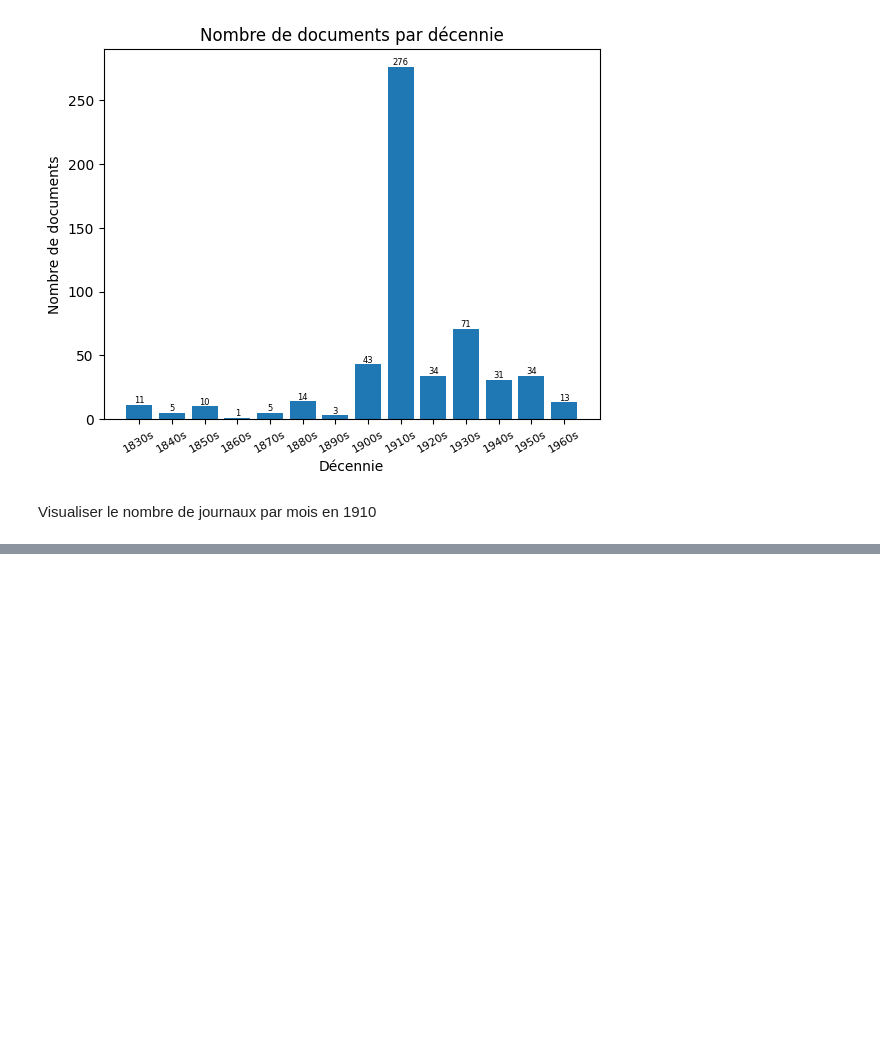
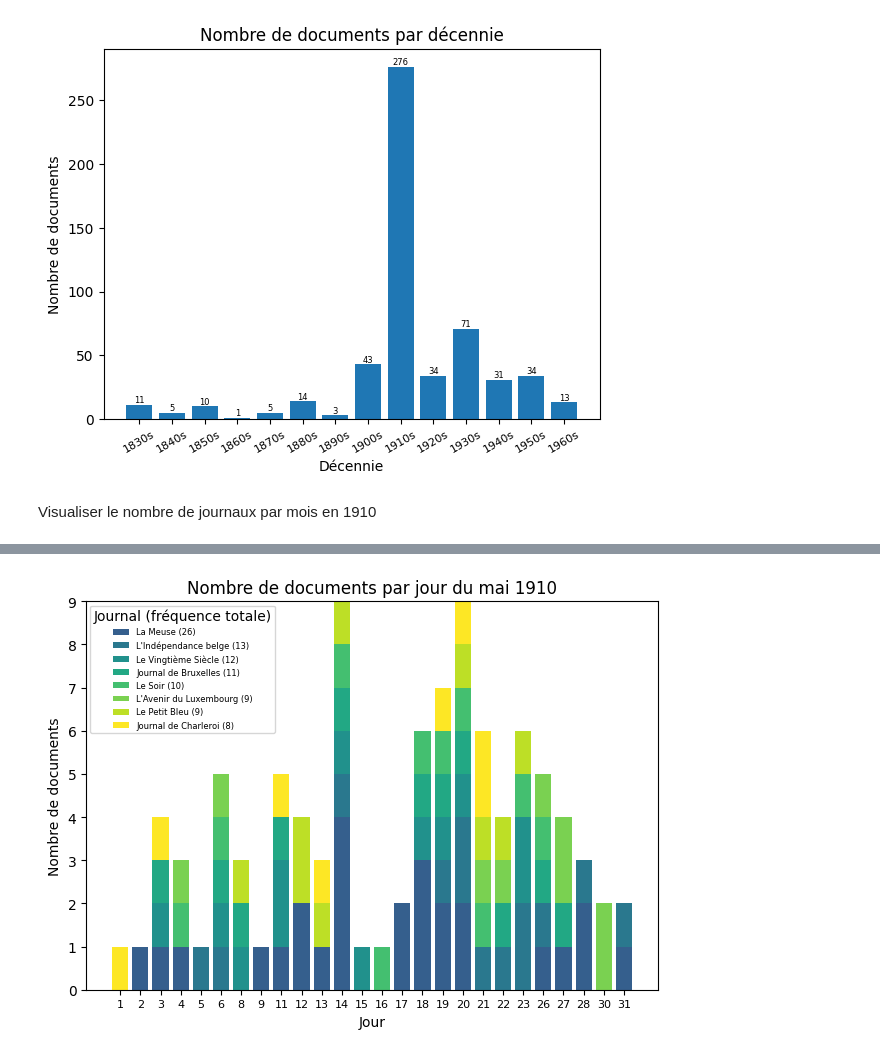
Before and after one commit to CasiaLogan/tac, a Jupyter notebook: tps/tp4/preparer_halley.ipynb, the cells around one changed output, grey strips where cells are left out. Cells and saved outputs as stored; diff of their text form; code cells hidden in the pictures; blank space fills up the shorter version.

```diff
--- a/tps/tp4/preparer_halley.ipynb
+++ b/tps/tp4/preparer_halley.ipynb
@@ -211,0 +177,49 @@ plt.show()
+# %%
+#I'm not sure how it will be useful so if I decide to use it I'll come back and clean it up a bit
+specific_month = '05'
+specific_year = '1910'
+
+# Filter data for specific month and year
+day_newspaper_count_filtered = defaultdict(lambda: defaultdict(int))
+
+for (year, month, day), newspaper_data in date_newspaper_count.items():
+    if year == specific_year and f"{int(month):02d}" == specific_month:
+        for newspaper, count in newspaper_data.items():
+            day_newspaper_count_filtered[day][newspaper] += count
+
+# Calculate total frequency for each newspaper across all days in this period
+newspaper_total_frequency = defaultdict(int)
+for day_data in day_newspaper_count_filtered.values():
+    for newspaper, count in day_data.items():
+        newspaper_total_frequency[newspaper] += count
+
+# Sort newspapers by total frequency and assign colors
+sorted_newspapers = sorted(newspaper_total_frequency.items(), key=lambda x: x[1], reverse=True)
+newspapers = [newspaper for newspaper, _ in sorted_newspapers]
+
+# Use a colormap - more frequent = darker/more intense color
+cmap = plt.cm.viridis
+colors = cmap(np.linspace(0.3, 1.0, len(newspapers)))
+newspaper_colors = {newspaper: colors[i] for i, newspaper in enumerate(newspapers)}
+
+# Prepare data for stacked bar chart
+days = sorted(day_newspaper_count_filtered.keys())
+index = np.arange(len(days))
+bottom = np.zeros(len(days))
+
+# Create stacked bars
+for newspaper in newspapers:
+    counts = [day_newspaper_count_filtered[day][newspaper] for day in days]
+    plt.bar(index, counts, bottom=bottom, color=newspaper_colors[newspaper],
+            label=f"{newspaper_names.get(newspaper, newspaper)} ({newspaper_total_frequency[newspaper]})")
+    bottom += counts
+
+plt.xlabel('Jour')
+plt.ylabel('Nombre de documents')
+plt.xticks(index, days, fontsize=8)
+plt.title(f'Nombre de documents par jour du mai 1910')
+plt.legend(fontsize=6, title="Journal (fréquence totale)")
+plt.tight_layout()
+plt.show()
+# %% [output]
+[figure, added]
```
Also changed, not shown: parts of 7 cells of this notebook, 1 other file.
